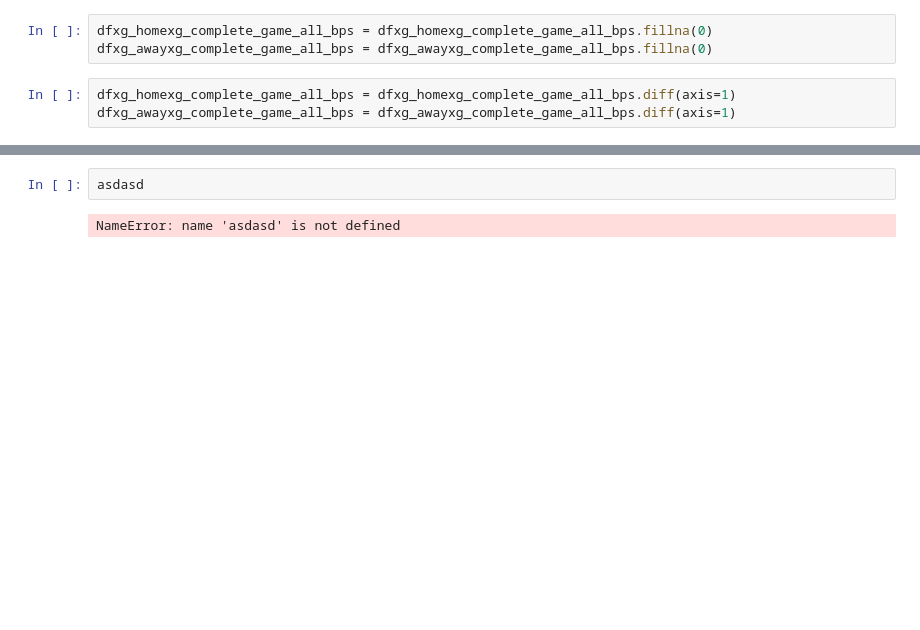
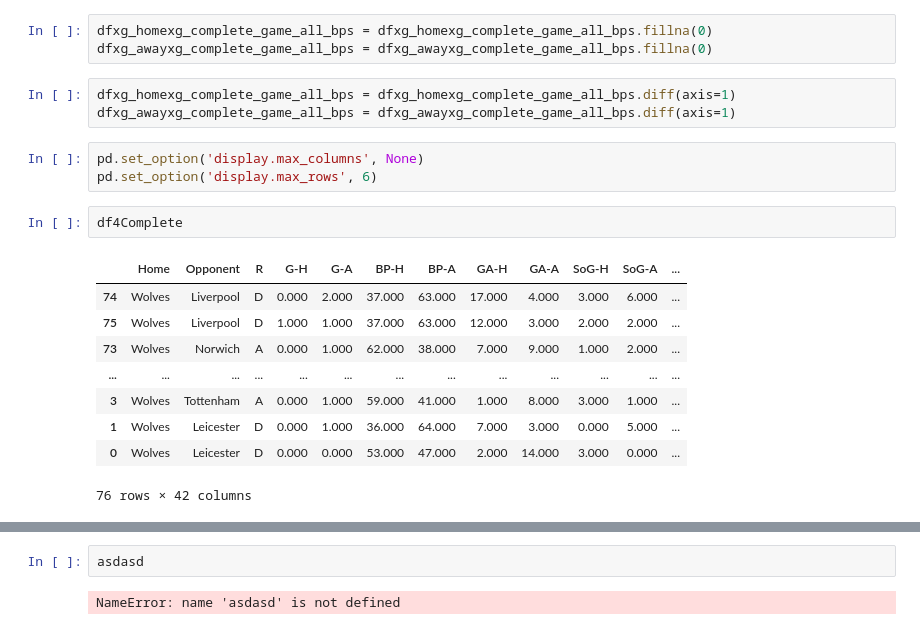
Before and after one commit to mgebele/football_stats, a Jupyter notebook: football_live.ipynb, the cells around one changed output, grey strips where cells are left out. Drawn from its saved outputs; the diff is of its cells as text; blank space fills up the shorter version.

```diff
--- a/football_live.ipynb
+++ b/football_live.ipynb
@@ -615,3 +641,18 @@ dfxg_awayxg_complete_game_all_bps = dfxg_awayxg_complete_game_all_bps.fillna(0)
 # %%
 dfxg_homexg_complete_game_all_bps = dfxg_homexg_complete_game_all_bps.diff(axis=1)
 dfxg_awayxg_complete_game_all_bps = dfxg_awayxg_complete_game_all_bps.diff(axis=1)
+# %%
+pd.set_option('display.max_columns', None)
+pd.set_option('display.max_rows', 6)
+# %%
+df4Complete
+# %% [output]
+|  | Home | Opponent | R | G-H | G-A | BP-H | BP-A | GA-H | GA-A | SoG-H | SoG-A | ... |
+| 74 | Wolves | Liverpool | D | 0.000 | 2.000 | 37.000 | 63.000 | 17.000 | 4.000 | 3.000 | 6.000 | ... |
+| 75 | Wolves | Liverpool | D | 1.000 | 1.000 | 37.000 | 63.000 | 12.000 | 3.000 | 2.000 | 2.000 | ... |
+| 73 | Wolves | Norwich | A | 0.000 | 1.000 | 62.000 | 38.000 | 7.000 | 9.000 | 1.000 | 2.000 | ... |
+| ... | ... | ... | ... | ... | ... | ... | ... | ... | ... | ... | ... | ... |
+| 3 | Wolves | Tottenham | A | 0.000 | 1.000 | 59.000 | 41.000 | 1.000 | 8.000 | 3.000 | 1.000 | ... |
+| 1 | Wolves | Leicester | D | 0.000 | 1.000 | 36.000 | 64.000 | 7.000 | 3.000 | 0.000 | 5.000 | ... |
+| 0 | Wolves | Leicester | D | 0.000 | 0.000 | 53.000 | 47.000 | 2.000 | 14.000 | 3.000 | 0.000 | ... |
+76 rows × 42 columns
```
Also changed, not shown: parts of 19 cells of this notebook, 1 other file.
